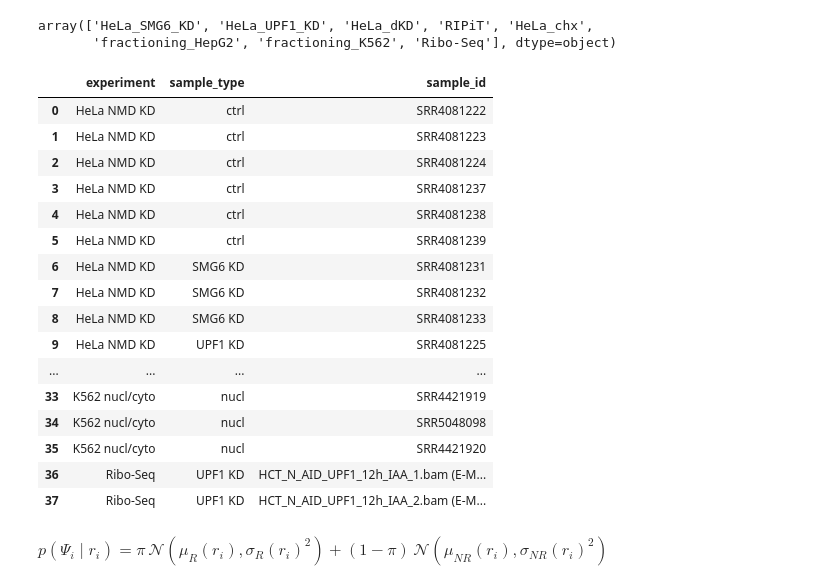
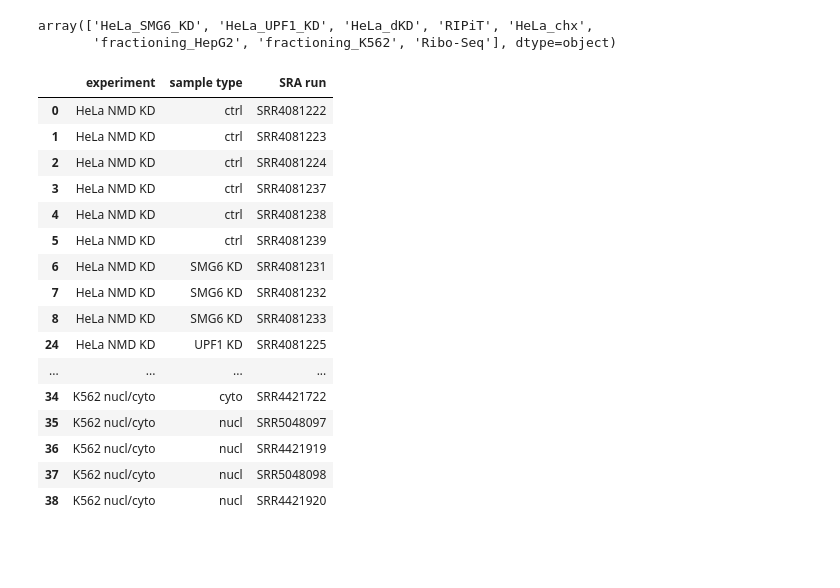
Before and after one commit to zavilev/nmd_psi, a Jupyter notebook: all_nmd_inactivation_data.ipynb, the cells around one changed output. Cells and saved outputs as stored; diff of their text form; code cells hidden in the pictures; blank space fills up the shorter version.

```diff
--- a/all_nmd_inactivation_data.ipynb
+++ b/all_nmd_inactivation_data.ipynb
@@ -1574,11 +864,3 @@ ase.experiment = replace(ase.experiment)
 set(use.experiment)-set(ase.experiment),set(ase.experiment)-set(use.experiment)
 # %% [output]
 (set(), set())
-# %%
-f,ax = plt.subplots(figsize=(10,8))
-
-lst = use.experiment.unique()
-x = list(range(len(lst)))
-ax.set_yticks(x,labels=lst)
-ax.set_xticks(x,labels=lst,rotation=45,rotation_mode='anchor',ha='right')
-''
@@ -1925,9 +1019,9 @@ tab = tab[tab.experiment!='Ribo-Seq'].rename(columns={'sample_type':'sample type
 # %%
 tab.to_latex('./tables/ST3.tex',index=False)
 # %%
-pd.read_csv('./tables/ST2.csv')
+tab
 # %% [output]
-|  | experiment | sample_type | sample_id |
+|  | experiment | sample type | SRA run |
 | 0 | HeLa NMD KD | ctrl | SRR4081222 |
 | 1 | HeLa NMD KD | ctrl | SRR4081223 |
 | 2 | HeLa NMD KD | ctrl | SRR4081224 |
@@ -1937,15 +1031,10 @@ pd.read_csv('./tables/ST2.csv')
 | 6 | HeLa NMD KD | SMG6 KD | SRR4081231 |
 | 7 | HeLa NMD KD | SMG6 KD | SRR4081232 |
 | 8 | HeLa NMD KD | SMG6 KD | SRR4081233 |
-| 9 | HeLa NMD KD | UPF1 KD | SRR4081225 |
+| 24 | HeLa NMD KD | UPF1 KD | SRR4081225 |
 | ... | ... | ... | ... |
-| 33 | K562 nucl/cyto | nucl | SRR4421919 |
-| 34 | K562 nucl/cyto | nucl | SRR5048098 |
-| 35 | K562 nucl/cyto | nucl | SRR4421920 |
-| 36 | Ribo-Seq | UPF1 KD | HCT_N_AID_UPF1_12h_IAA_1.bam (E-M... |
-| 37 | Ribo-Seq | UPF1 KD | HCT_N_AID_UPF1_12h_IAA_2.bam (E-M... |
+| 34 | K562 nucl/cyto | cyto | SRR4421722 |
+| 35 | K562 nucl/cyto | nucl | SRR5048097 |
+| 36 | K562 nucl/cyto | nucl | SRR4421919 |
+| 37 | K562 nucl/cyto | nucl | SRR5048098 |
+| 38 | K562 nucl/cyto | nucl | SRR4421920 |
-# %% [markdown]
-$p(\Psi_i \mid r_i) =
-\pi \, \mathcal{N}(\mu_R(r_i), \sigma_R(r_i)^2)
-+ (1-\pi)\, \mathcal{N}(\mu_{NR}(r_i), \sigma_{NR}(r_i)^2)
-$
```
Also changed, not shown: parts of 189 cells of this notebook, 7 other files.
